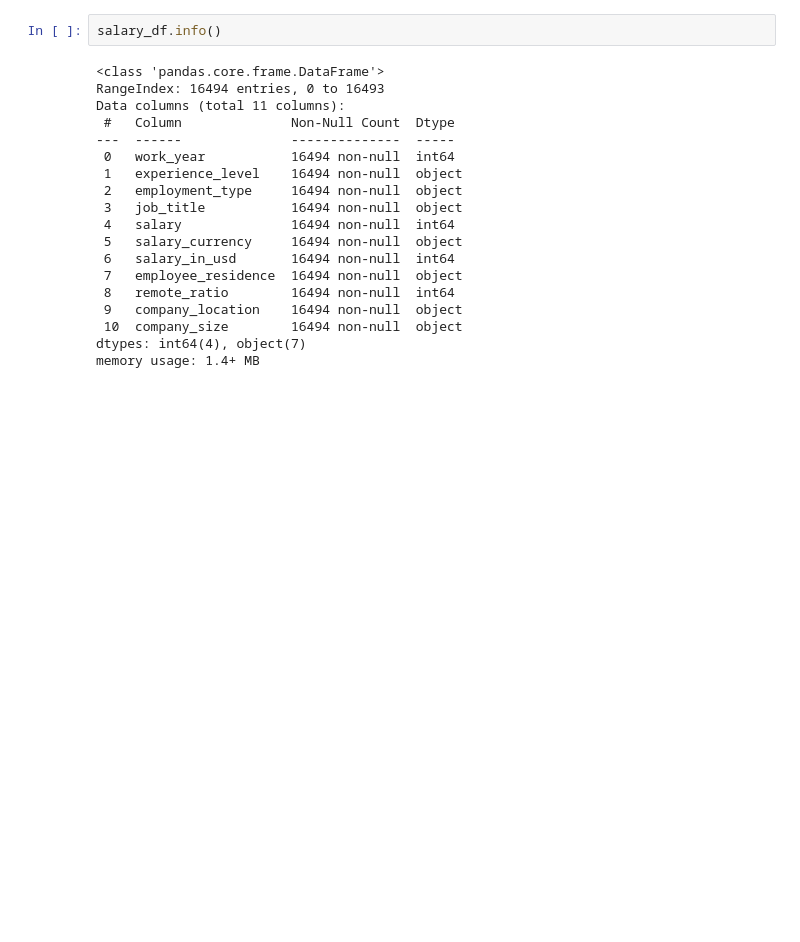
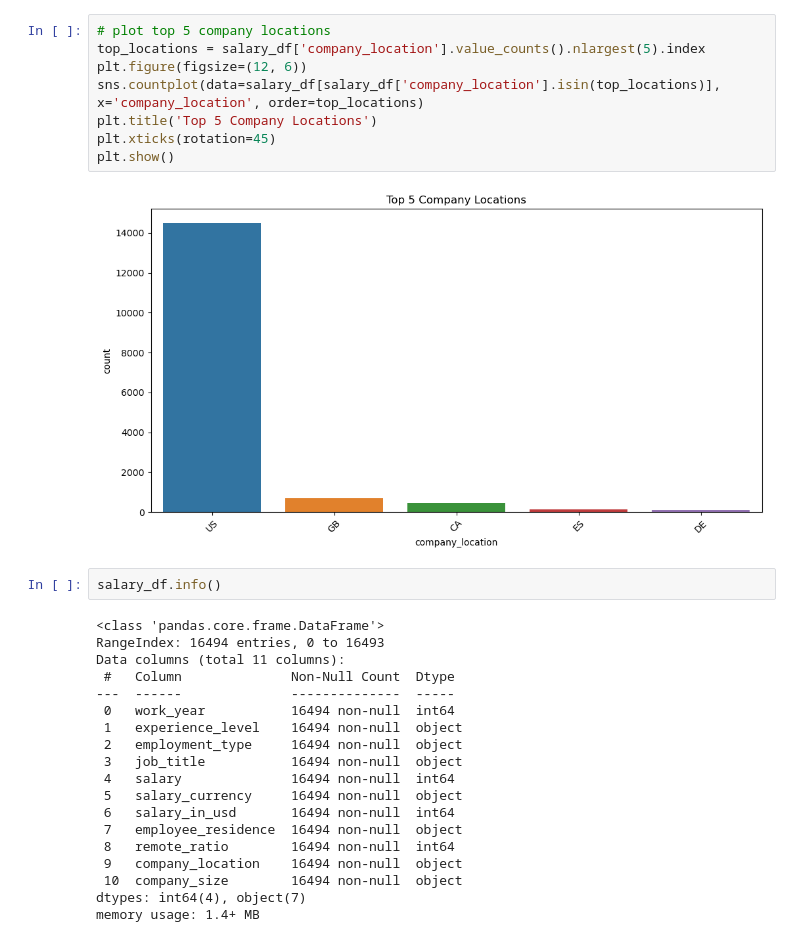
Before and after one commit to YanCotta/SDS-CP032-mlpaygrade, a Jupyter notebook: submissions/team-members/bonnie-yuan/salary.ipynb, the cells around one changed output. Drawn from its saved outputs; the diff is of its cells as text; blank space fills up the shorter version.

```diff
--- a/submissions/team-members/bonnie-yuan/salary.ipynb
+++ b/submissions/team-members/bonnie-yuan/salary.ipynb
@@ -42,3 +145,13 @@ Path to dataset files: /Users/bonnieyuan/.cache/kagglehub/datasets/chopper53/mac
+# %%
+# plot top 5 company locations
+top_locations = salary_df['company_location'].value_counts().nlargest(5).index
+plt.figure(figsize=(12, 6))
+sns.countplot(data=salary_df[salary_df['company_location'].isin(top_locations)], x='company_location', order=top_locations)
+plt.title('Top 5 Company Locations')
+plt.xticks(rotation=45)
+plt.show()
+# %% [output]
+[figure, added]
 # %%
 salary_df.info()
 # %% [output]
```
Also changed, not shown: parts of 55 cells of this notebook.
